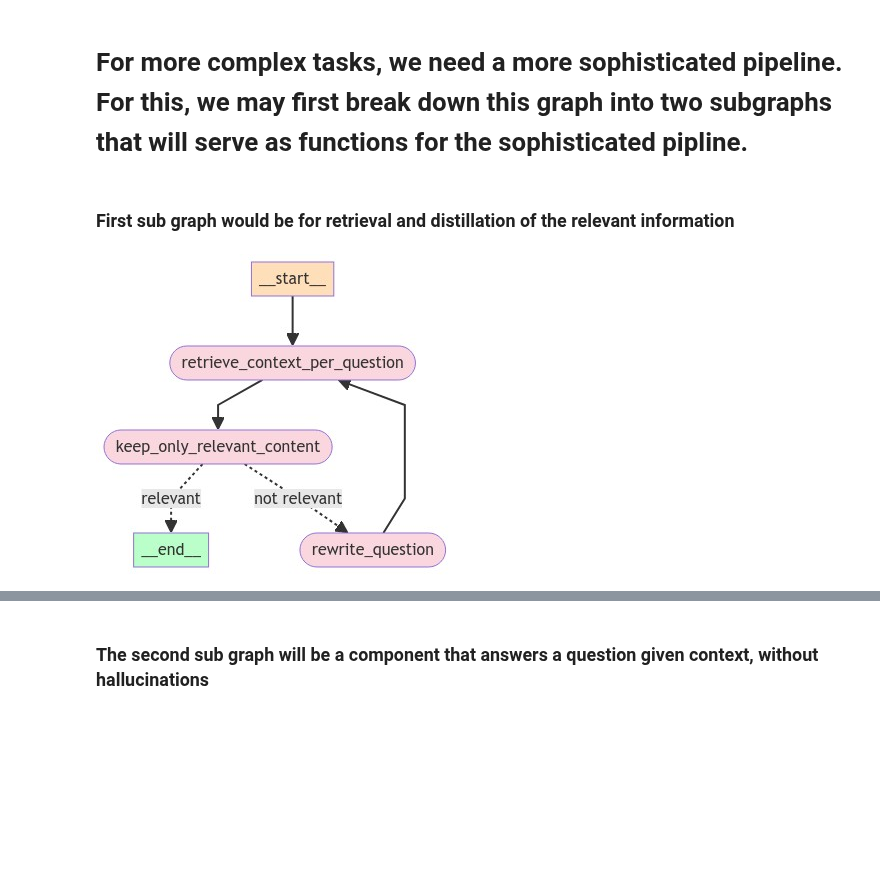
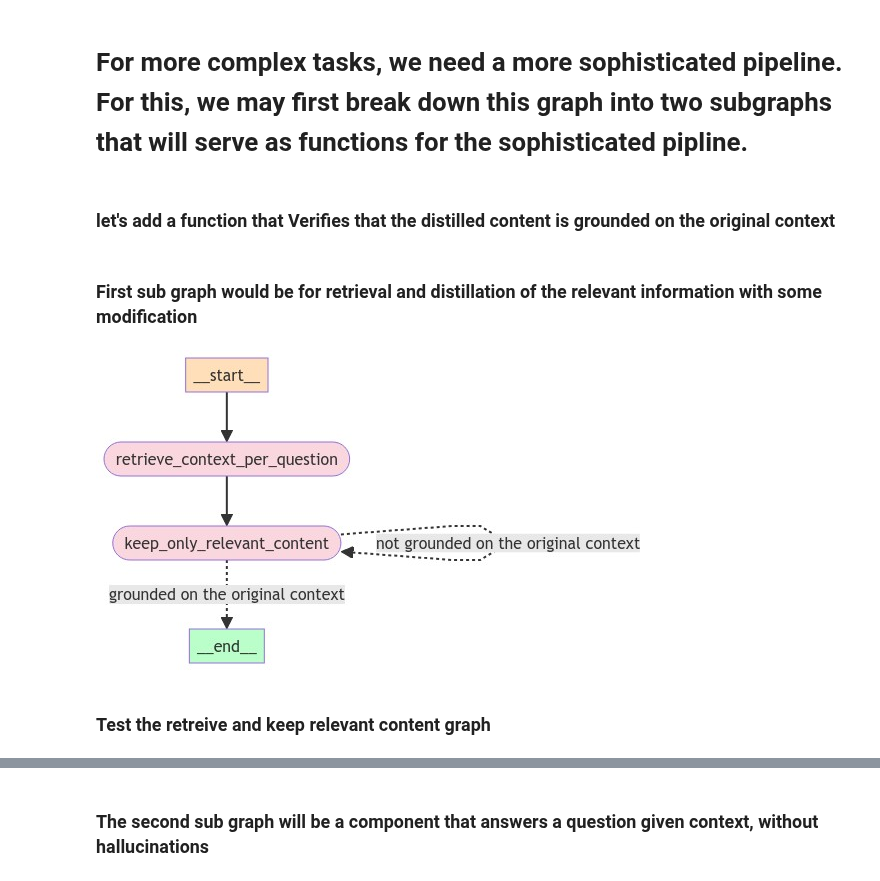
Before and after one commit to NirDiamant/Controllable-RAG-Agent, a Jupyter notebook: talk_to_harry_potter_complex_retriever.ipynb, the cells around one changed output, grey strips where cells are left out. Saved outputs shown, nothing was run; the diff lists cells and outputs as text; code cells hidden in the pictures; blank space fills up the shorter version.

```diff
--- a/talk_to_harry_potter_complex_retriever.ipynb
+++ b/talk_to_harry_potter_complex_retriever.ipynb
@@ -270,7 +256,7 @@ keep_only_relevant_content_prompt = PromptTemplate(
 )
 
 
-keep_only_relevant_content_llm = ChatOpenAI(temperature=0, model_name="gpt-3.5-turbo-0125", max_tokens=2000)
+keep_only_relevant_content_llm = ChatOpenAI(temperature=0, model_name="gpt-4o", max_tokens=2000)
 keep_only_relevant_content_chain = keep_only_relevant_content_prompt | keep_only_relevant_content_llm | keep_only_relevant_content_json_parser
 
 
@@ -294,12 +280,13 @@ def keep_only_relevant_content(state):
     "retrieved_documents": context
 }
     print("keeping only the relevant content...")
+    pprint("--------------------")
     output = keep_only_relevant_content_chain.invoke(input_data)
     relevant_content = output["relevant_content"]
     relevant_content = "".join(relevant_content)
     relevant_content = escape_quotes(relevant_content)
 
-    return {"context": relevant_content, "question": question}
+    return {"relevant_context": relevant_content, "context": context, "question": question}
 # %% [markdown]
 ### LLM based function to re-write a question
 # %%
@@ -576,3 +571,5 @@ display(
 [figure]
 # %% [markdown]
 # For more complex tasks, we need a more sophisticated pipeline. For this, we may first break down this graph into two subgraphs that will serve as functions for the sophisticated pipline.
+# %% [markdown]
+### let's add a function that Verifies that the distilled content is grounded on the original context
@@ -579,5 +632,5 @@ display(
 # %% [markdown]
-### First sub graph would be for retrieval and distillation of the relevant information
+### First sub graph would be for retrieval and distillation of the relevant information with some modification
 # %%
 class QualitativeRetrievalGraphState(TypedDict):
     """
@@ -590,36 +643,37 @@ class QualitativeRetrievalGraphState(TypedDict):
     """
 
     question: str
     context: str
+    relevant_context: str
 
 qualitative_retrieval_workflow = StateGraph(QualitativeRetrievalGraphState)
 
 # Define the nodes
 qualitative_retrieval_workflow.add_node("retrieve_context_per_question",retrieve_context_per_question)
 qualitative_retrieval_workflow.add_node("keep_only_relevant_content",keep_only_relevant_content)
-qualitative_retrieval_workflow.add_node("rewrite_question",rewrite_question)
 
 # Build the graph
 qualitative_retrieval_workflow.set_entry_point("retrieve_context_per_question")
 qualitative_retrieval_workflow.add_edge("retrieve_context_per_question", "keep_only_relevant_content")
-qualitative_retrieval_workflow.add_edge("rewrite_question", "retrieve_context_per_question")
 
 qualitative_retrieval_workflow.add_conditional_edges(
     "keep_only_relevant_content",
-    is_relevant_content,
-    {"relevant":END,
-      "not relevant":"rewrite_question"},
+    is_distilled_content_grounded_on_content,
+    {"grounded on the original context":END,
+      "not grounded on the original context":"keep_only_relevant_content"},
     )
 
 
 qualitative_retrieval_workflow_app = qualitative_retrieval_workflow.compile()
 
 display(
     Image(
         qualitative_retrieval_workflow_app.get_graph().draw_mermaid_png(
             draw_method=MermaidDrawMethod.API,
         )
     )
 )
 # %% [output]
-[figure, old version]
+[figure, new version]
+# %% [markdown]
+### Test the retreive and keep relevant content graph
```
Also changed, not shown: parts of 31 cells of this notebook, 1 other file.
